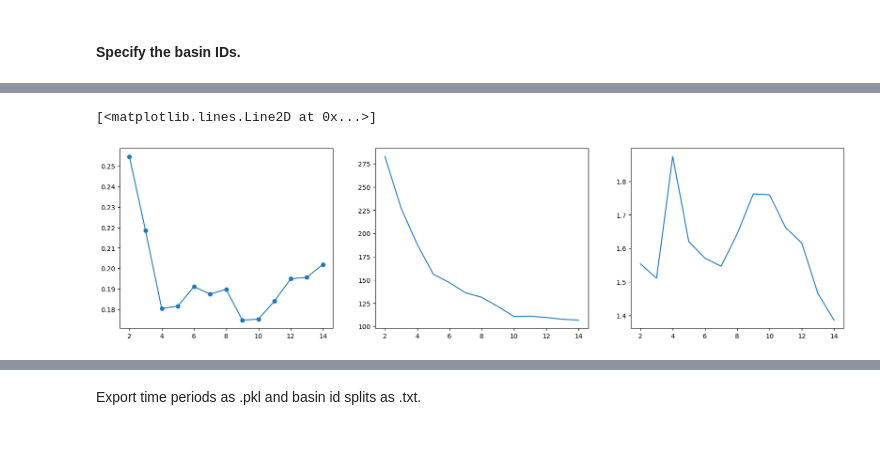
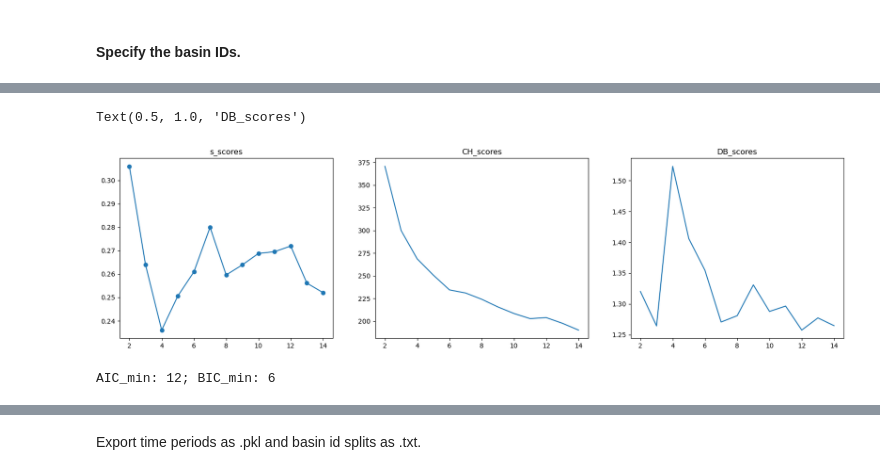
Before and after one commit to tripleUU-U/lamah-ce_lstm, a Jupyter notebook: eda/make_splits.ipynb, the cells around one changed output, grey strips where cells are left out. Saved outputs shown, nothing was run; the diff lists cells and outputs as text; code cells hidden in the pictures; blank space fills up the shorter version.

```diff
--- a/eda/make_splits.ipynb
+++ b/eda/make_splits.ipynb
@@ -141,31 +163,49 @@ pca_hy_id = pca.fit_transform(scaled_hy_id)
+# %%
+# Only conduct PCA based upon the normal basins.
+normal_basins = scaled_attributes.loc[~outliers["label"]]
+outlier_basins = scaled_attributes.loc[outliers["label"]]
+
+pca = PCA(n_components=0.8, svd_solver="full")
+pca_normal_attributes = pca.fit_transform(normal_basins)
+
+# Map outliers to same PCA space.
+pca_out_attributes = pca.transform(outlier_basins)
 # %%
 s_scores = []
 CH_scores = []
 DB_scores = []
 
 aic_scores = []
 bic_scores = []
 
 for k in range(2,15):
 
     # Test for k-means.
-    labels = KMeans(k,random_state=42).fit_predict(pca_attributes)
-    s_scores.append(silhouette_score(pca_attributes,labels))
-    CH_scores.append(calinski_harabasz_score(pca_attributes,labels))
-    DB_scores.append(davies_bouldin_score(pca_attributes, labels))
+    labels = KMeans(k,random_state=42).fit_predict(pca_normal_attributes)
+    s_scores.append(silhouette_score(pca_normal_attributes,labels)) # higher is better
+    CH_scores.append(calinski_harabasz_score(pca_normal_attributes,labels)) # higher is better
+    DB_scores.append(davies_bouldin_score(pca_normal_attributes, labels)) # lower is better
 
     # Test for gmm.
     gmm = GaussianMixture(k, random_state=42)
-    gmm.fit(pca_attributes)
-    aic_scores.append(gmm.aic(pca_attributes))
-    bic_scores.append(gmm.bic(pca_attributes))
+    gmm.fit(pca_normal_attributes)
+    aic_scores.append(gmm.aic(pca_normal_attributes))
+    bic_scores.append(gmm.bic(pca_normal_attributes))
 
 fig, axs = plt.subplots(1,3, figsize=(20,5))
 
 axs[0].plot(range(2,15), s_scores, marker="o")
 axs[1].plot(range(2,15), CH_scores)
 axs[2].plot(range(2,15), DB_scores)
+
+axs[0].set_title("s_scores")
+axs[1].set_title("CH_scores")
+axs[2].set_title("DB_scores")
 # %% [output]
-[<matplotlib.lines.Line2D at 0x...>]
+Text(0.5, 1.0, 'DB_scores')
-[figure, old version]
+[figure, new version]
+# %%
+print(f"AIC_min: {pd.Series(aic_scores).idxmin()}; BIC_min: {pd.Series(bic_scores).idxmin()}")
+# %% [output]
+AIC_min: 12; BIC_min: 6
 # %%
```
Also changed, not shown: parts of 8 cells of this notebook.
